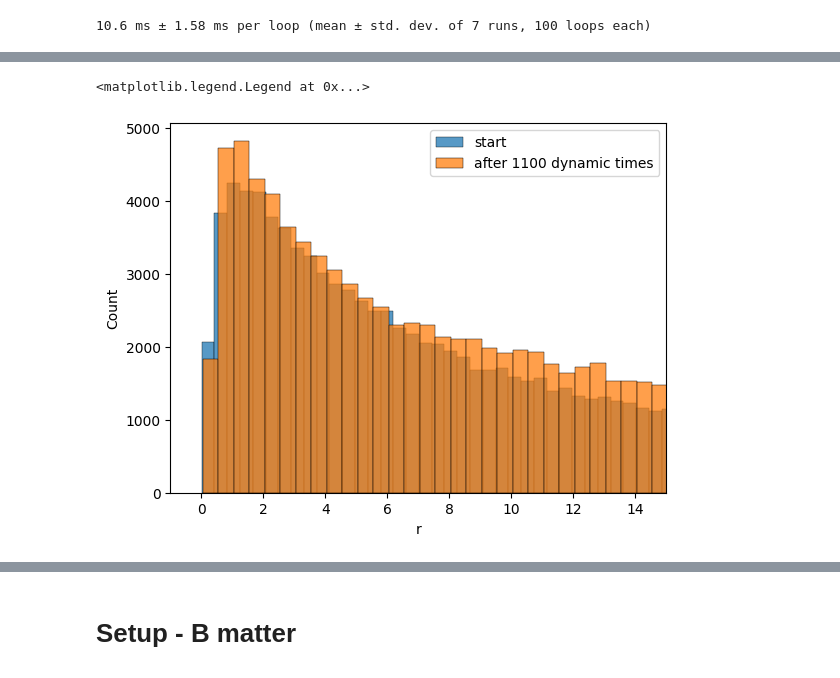
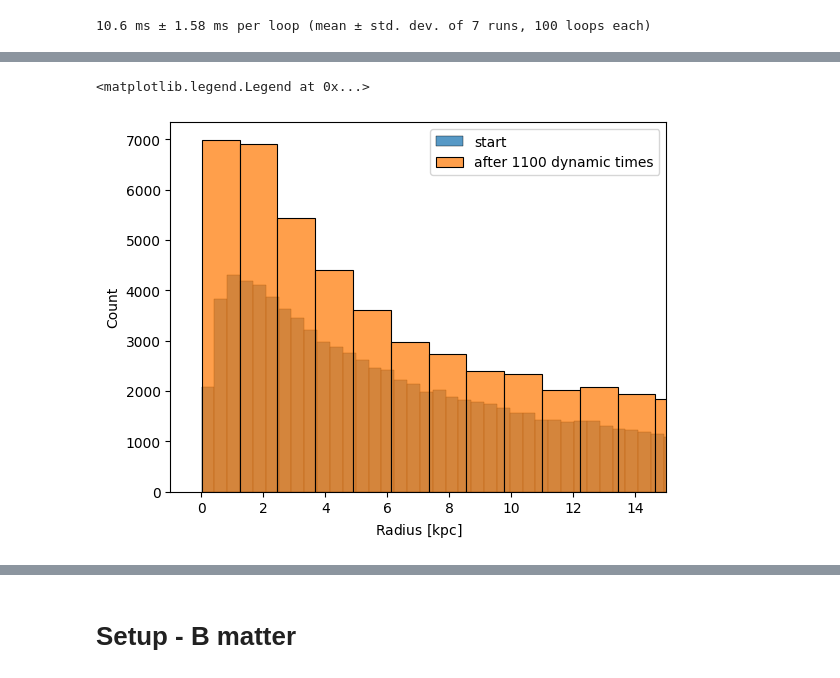
Before and after one commit to Rotem-Barnea/pySIDM, a Jupyter notebook: analysis/run.ipynb, the cells around one changed output, grey strips where cells are left out. Drawn from its saved outputs; the diff is of its cells as text; code cells hidden in the pictures.

```diff
--- a/analysis/run.ipynb
+++ b/analysis/run.ipynb
@@ -78,8 +76,9 @@ fig,ax = halo.plot_r_density_over_time(clip=(0,70))
 # %%
-ax = sns.histplot(halo.initial_particles.r/kpc)
-sns.histplot((halo.particles.r/kpc)[(halo.particles.r/kpc) < 50],ax=ax)
+ax = sns.histplot(halo.initial_particles['r'])
+sns.histplot(halo.particles['r'][halo.particles['r']<50*units.kpc],ax=ax)
 ax.set_xlim((-1,15))
+ax.set_xlabel(utils.add_label_unit('Radius',halo.particles['r'].unit))
 ax.legend(['start','after 1100 dynamic times'])
 # %% [output]
 <matplotlib.legend.Legend at 0x...>
-[figure, old version]
+[figure, new version]
```
Also changed, not shown: parts of 12 cells of this notebook, 1 other file.
